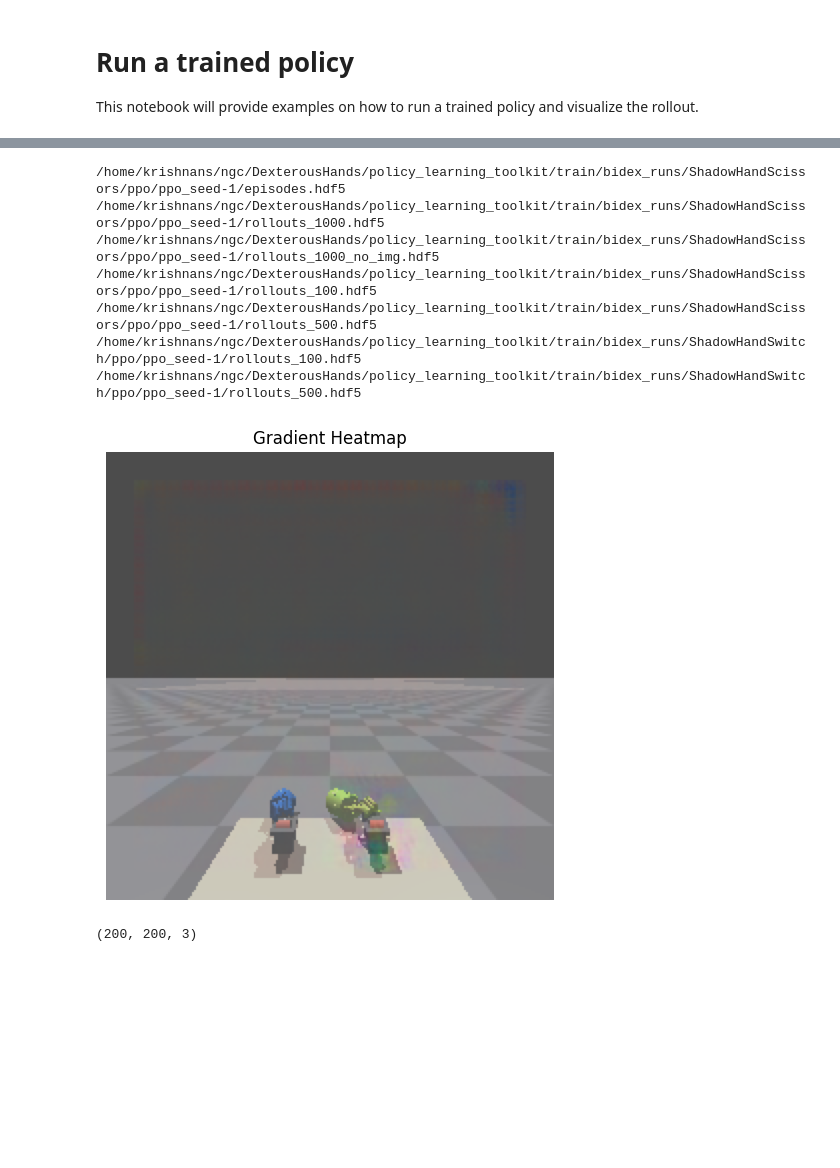
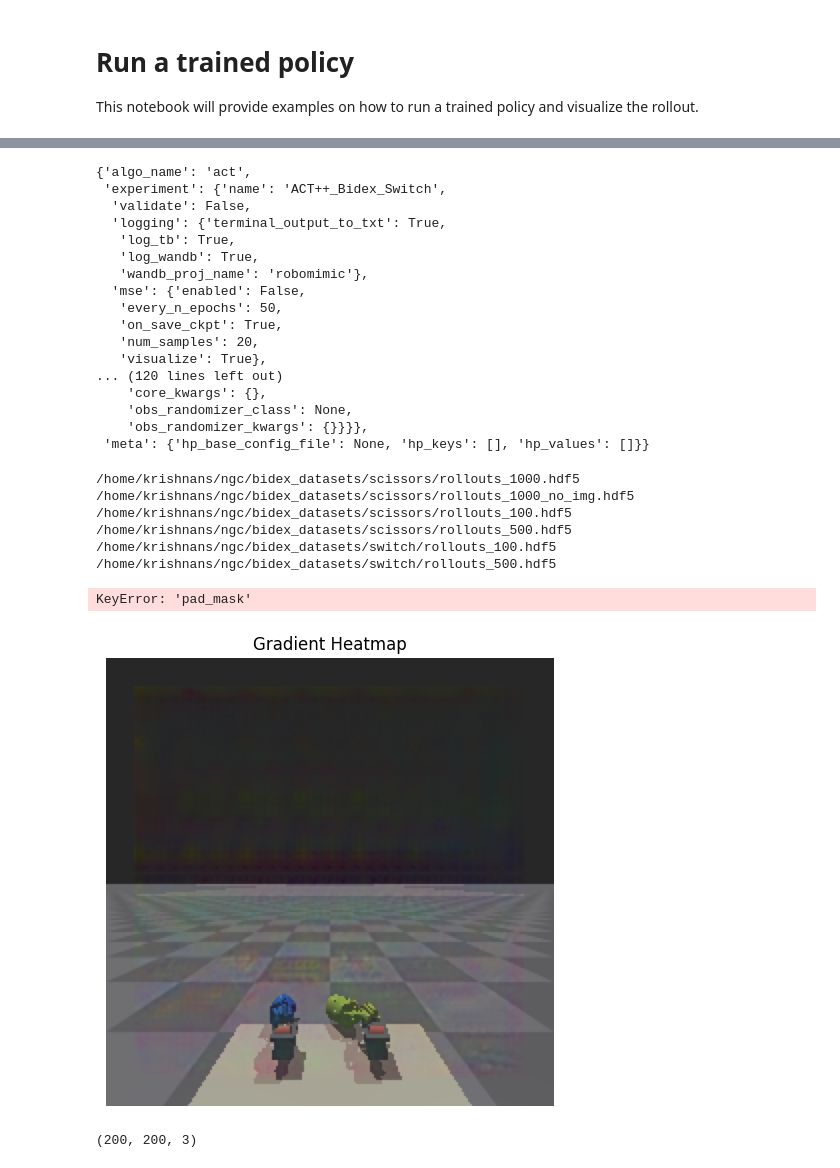
Before and after one commit to pairlab/fancy-bc, a Jupyter notebook: examples/notebooks/run_policy.ipynb, the cells around one changed output, grey strips where cells are left out. Saved outputs shown, nothing was run; the diff lists cells and outputs as text; code cells hidden in the pictures; blank space fills up the shorter version.

```diff
--- a/examples/notebooks/run_policy.ipynb
+++ b/examples/notebooks/run_policy.ipynb
@@ -78,6 +95,6 @@ ls /home/krishnans/ngc/robomimic/bc_rnn_trained_models/**/**/models/
 # %%
 
-ckpt_path = "/home/krishnans/ngc/robomimic/bc_rnn_trained_models/bc_rnn_r3m_switch_scissors/20240424150843/models/model_epoch_100.pth"
+ckpt_path = "/home/krishnans/ngc/robomimic/act_trained_models/ACT++_Bidex_Switch/20240513051804/models/model_epoch_800.pth"
 
 policy, ckpt_dict = FileUtils.policy_from_checkpoint(
     ckpt_path=ckpt_path,
@@ -122 +141,21 @@ BC_RNN_GMM (
+# %%
+config
+# %% [output]
+{'algo_name': 'act',
+ 'experiment': {'name': 'ACT++_Bidex_Switch',
+  'validate': False,
+  'logging': {'terminal_output_to_txt': True,
+   'log_tb': True,
+   'log_wandb': True,
+   'wandb_proj_name': 'robomimic'},
+  'mse': {'enabled': False,
+   'every_n_epochs': 50,
+   'on_save_ckpt': True,
+   'num_samples': 20,
+   'visualize': True},
+... (120 lines left out)
+    'core_kwargs': {},
+    'obs_randomizer_class': None,
+    'obs_randomizer_kwargs': {}}}},
+ 'meta': {'hp_base_config_file': None, 'hp_keys': [], 'hp_values': []}}
 # %%
@@ -124,16 +163,15 @@ hdf5_path = "/home/krishnans/ngc/DexterousHands/"
 # %%
-ls {hdf5_path}policy_learning_toolkit/train/bidex_runs/**/**/**/*.hdf5
+ls {hdf5_path}/**/*.hdf5
 # %% [output]
-/home/krishnans/ngc/DexterousHands/policy_learning_toolkit/train/bidex_runs/ShadowHandScissors/ppo/ppo_seed-1/episodes.hdf5
-/home/krishnans/ngc/DexterousHands/policy_learning_toolkit/train/bidex_runs/ShadowHandScissors/ppo/ppo_seed-1/rollouts_1000.hdf5
-/home/krishnans/ngc/DexterousHands/policy_learning_toolkit/train/bidex_runs/ShadowHandScissors/ppo/ppo_seed-1/rollouts_1000_no_img.hdf5
-/home/krishnans/ngc/DexterousHands/policy_learning_toolkit/train/bidex_runs/ShadowHandScissors/ppo/ppo_seed-1/rollouts_100.hdf5
-/home/krishnans/ngc/DexterousHands/policy_learning_toolkit/train/bidex_runs/ShadowHandScissors/ppo/ppo_seed-1/rollouts_500.hdf5
-/home/krishnans/ngc/DexterousHands/policy_learning_toolkit/train/bidex_runs/ShadowHandSwitch/ppo/ppo_seed-1/rollouts_100.hdf5
-/home/krishnans/ngc/DexterousHands/policy_learning_toolkit/train/bidex_runs/ShadowHandSwitch/ppo/ppo_seed-1/rollouts_500.hdf5
+/home/krishnans/ngc/bidex_datasets/scissors/rollouts_1000.hdf5
+/home/krishnans/ngc/bidex_datasets/scissors/rollouts_1000_no_img.hdf5
+/home/krishnans/ngc/bidex_datasets/scissors/rollouts_100.hdf5
+/home/krishnans/ngc/bidex_datasets/scissors/rollouts_500.hdf5
+/home/krishnans/ngc/bidex_datasets/switch/rollouts_100.hdf5
+/home/krishnans/ngc/bidex_datasets/switch/rollouts_500.hdf5
 # %%
 import h5py
-hdf5_path = "/home/krishnans/ngc/DexterousHands/policy_learning_toolkit/train/bidex_runs/ShadowHandSwitch/ppo/ppo_seed-1/rollouts_100.hdf5"
+hdf5_path = f"{hdf5_path}/switch/rollouts_100.hdf5"
 
 data = h5py.File(hdf5_path, "r")
 cam_obs_keys = list(filter(lambda x: "camera" in x, list(data["data/demo_0/obs"].keys())))
@@ -157,6 +195,8 @@ backbone = obs_net.nets[:1]
 
 # obs_processed = obs_randomizer[0].forward_in(tensor_data_dict['obs'][cam_obs_key].permute(0, 3, 1, 2)).requires_grad_(True)
 obs_processed = tensor_data_dict['obs'][cam_obs_key].permute(0, 3, 1, 2).requires_grad_(True)
+# %% [output]
+KeyError: 'pad_mask'
 # %%
 import matplotlib.pyplot as plt
 
@@ -169,7 +209,7 @@ backbone = obs_net.nets[:1]
 # obs_processed = obs_randomizer[0].forward_in(tensor_data_dict['obs'][cam_obs_key].permute(0, 3, 1, 2)).requires_grad_(True)
 obs_processed = tensor_data_dict['obs'][cam_obs_key].permute(0, 3, 1, 2).requires_grad_(True)
 
-obs_backbone_feat = backbone(obs_processed).mean().backward()
+obs_backbone_feat = backbone(obs_processed).sum().backward()
 # weights = obs_net.nets[1](obs_backbone_feat).mean().backward()
 
 # indices = weights.argmax(dim=-1).to(torch.int64).detach()
@@ -182,35 +222,37 @@ obs_backbone_feat = backbone(obs_processed).mean().backward()
 #                                  y_indices,
 #                                  x_indices]
 # sum_max_features = max_features.sum(dim=1)
 
 # sum_max_features.sum().backward()
 
 # Normalize the gradients for visualization
 gradients = obs_processed.grad
 gradients = gradients - gradients.min()
-gradients /= gradients.max()
+gradients /= torch.nn.functional.softmax(gradients, dim=1)
+
+
 
 idx = 120
 img = obs_processed[idx].permute(1, 2, 0).detach().cpu().numpy()
 
 # Upsample the gradients to match the original image size
 # gradients_upsampled = torch.nn.functional.interpolate(gradients, size=img.shape, mode='bilinear', align_corners=False)
 gradients_upsampled = gradients.cpu().numpy()[idx].transpose(1, 2, 0)
 
 # Convert to numpy and transpose (H, W, C)
 # gradients_upsampled = gradients_upsampled.cpu().numpy()[0].transpose(1, 2, 0)
 
 # Plot the gradient heatmap on top of the original image
 fig, ax = plt.subplots(figsize=(5, 5))
 ax.imshow(img)
 ax.imshow(gradients_upsampled, cmap='jet', alpha=0.5)
 ax.set_title("Gradient Heatmap")
 ax.axis('off')
 
 plt.tight_layout()
 plt.show()
 # %% [output]
-[figure, old version]
+[figure, new version]
 # %%
 gradients_upsampled.shape
 # %% [output]
```
Also changed, not shown: parts of 7 cells of this notebook.
